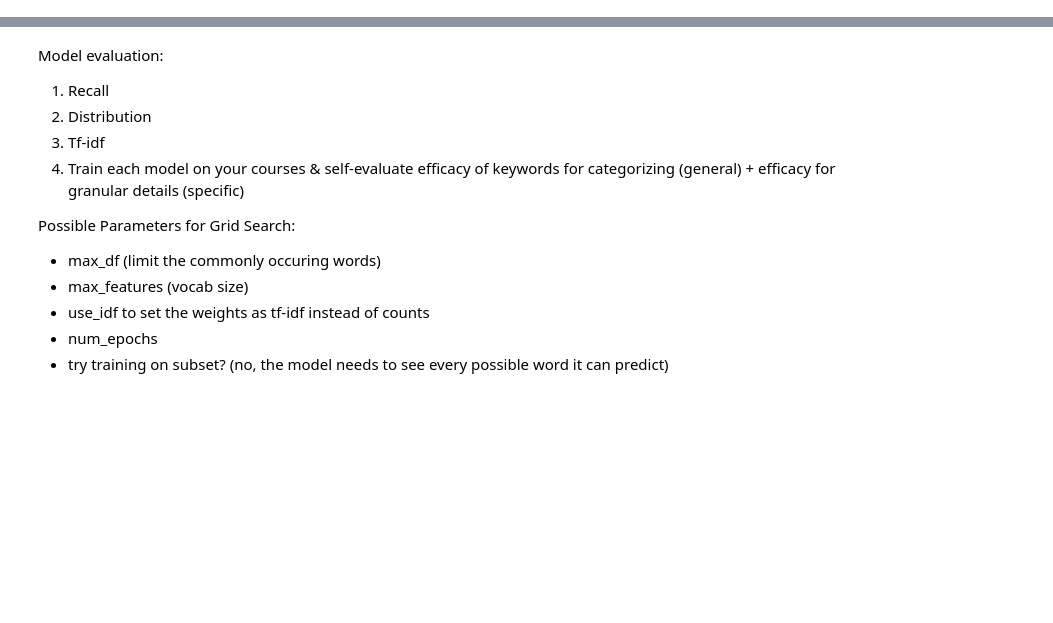
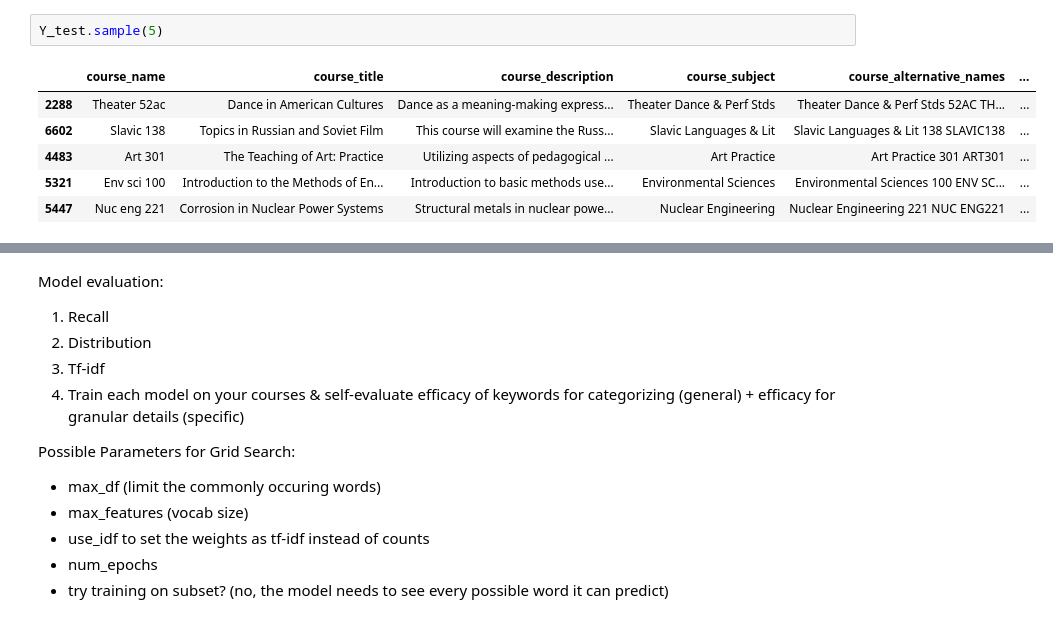
Before and after one commit to matthew-dong-dev/ICS-research, a Jupyter notebook: keywords_research.ipynb, the cells around one changed output, grey strips where cells are left out. Drawn from its saved outputs; the diff is of its cells as text; blank space fills up the shorter version.

```diff
--- a/keywords_research.ipynb
+++ b/keywords_research.ipynb
@@ -36,0 +371,9 @@ max_df = 0.0028
+# %%
+Y_test.sample(5)
+# %% [output]
+|  | course_name | course_title | course_description | course_subject | course_alternative_names | ... |
+| 2288 | Theater 52ac | Dance in American Cultures | Dance as a meaning-making express... | Theater Dance & Perf Stds | Theater Dance & Perf Stds 52AC TH... | ... |
+| 6602 | Slavic 138 | Topics in Russian and Soviet Film | This course will examine the Russ... | Slavic Languages & Lit | Slavic Languages & Lit 138 SLAVIC138 | ... |
+| 4483 | Art 301 | The Teaching of Art: Practice | Utilizing aspects of pedagogical ... | Art Practice | Art Practice 301 ART301 | ... |
+| 5321 | Env sci 100 | Introduction to the Methods of En... | Introduction to basic methods use... | Environmental Sciences | Environmental Sciences 100 ENV SC... | ... |
+| 5447 | Nuc eng 221 | Corrosion in Nuclear Power Systems | Structural metals in nuclear powe... | Nuclear Engineering | Nuclear Engineering 221 NUC ENG221 | ... |
```
Also changed, not shown: parts of 48 cells of this notebook, 1 other file.
